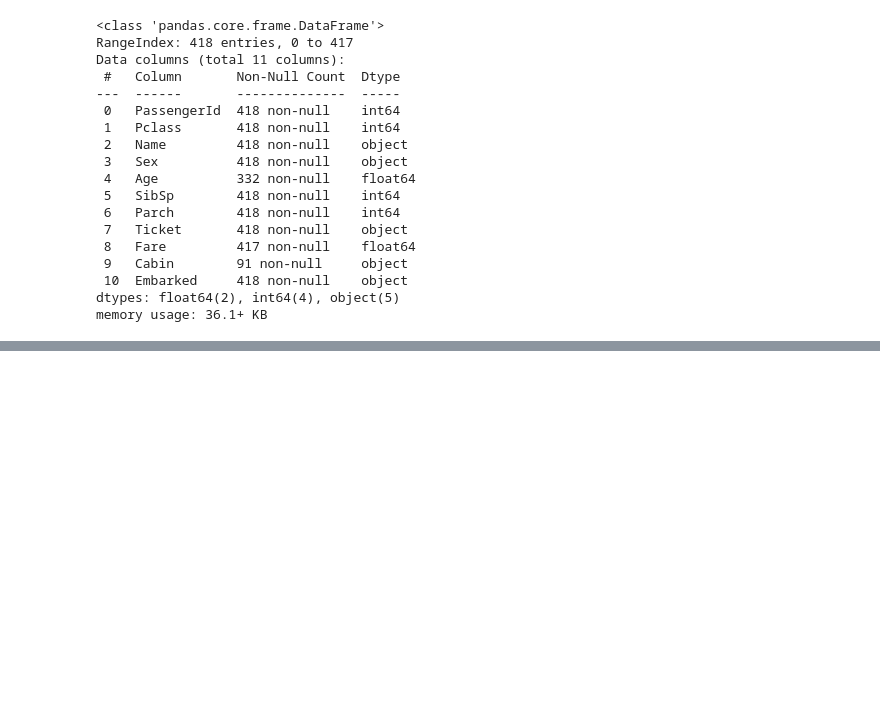
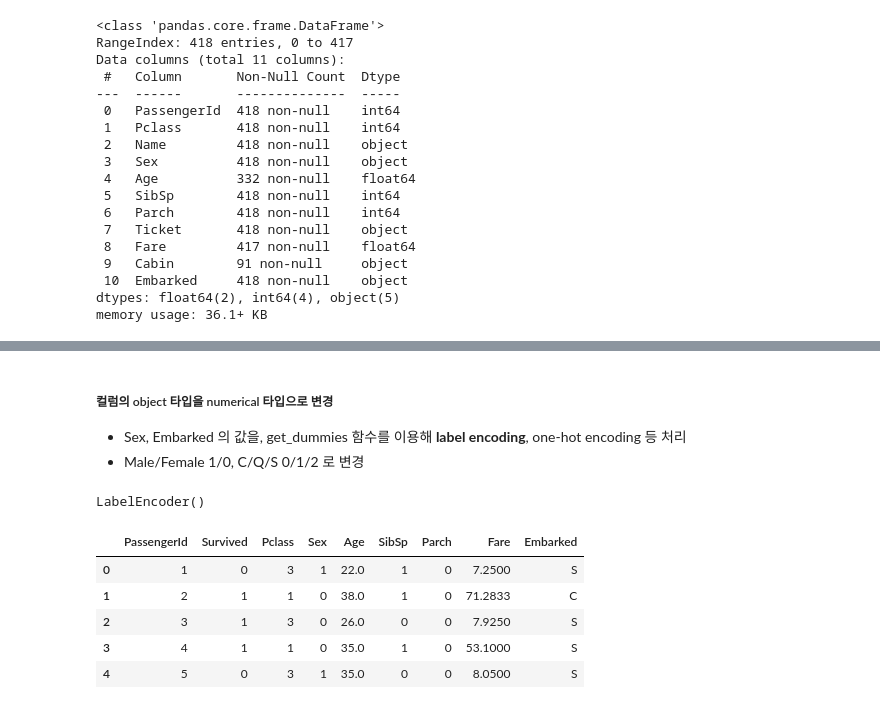
Before and after one commit to hugoMGSung/study-pytorch, a Jupyter notebook: after_hs/ah001_Titanic.ipynb, the cells around one changed output, grey strips where cells are left out. Cells and saved outputs as stored; diff of their text form; code cells hidden in the pictures; blank space fills up the shorter version.

```diff
--- a/after_hs/ah001_Titanic.ipynb
+++ b/after_hs/ah001_Titanic.ipynb
@@ -128 +130,3 @@ df_test.tail()
 - 분석에 필요없는 Name, Ticket과 결측치가 너무 많은 Cabin 컬럼 삭제
+# %%
+df_train.drop(['Name', 'Ticket', 'Cabin'], axis=1, inplace=True)
@@ -128,0 +135,21 @@ df_test.tail()
+# %% [markdown]
+##### 컬럼의 object 타입을 numerical 타입으로 변경
+
+- Sex, Embarked 의 값을, get_dummies 함수를 이용해 **label encoding**, one-hot encoding 등 처리
+- Male/Female 1/0, C/Q/S 0/1/2 로 변경
+# %%
+le = preprocessing.LabelEncoder()
+le.fit(df_train['Sex'])
+# %% [output]
+LabelEncoder()
+# %%
+df_train['Sex'] = le.transform(df_train['Sex'])
+# %%
+df_train.head()
+# %% [output]
+|  | PassengerId | Survived | Pclass | Sex | Age | SibSp | Parch | Fare | Embarked |
+| 0 | 1 | 0 | 3 | 1 | 22.0 | 1 | 0 | 7.2500 | S |
+| 1 | 2 | 1 | 1 | 0 | 38.0 | 1 | 0 | 71.2833 | C |
+| 2 | 3 | 1 | 3 | 0 | 26.0 | 0 | 0 | 7.9250 | S |
+| 3 | 4 | 1 | 1 | 0 | 35.0 | 1 | 0 | 53.1000 | S |
+| 4 | 5 | 0 | 3 | 1 | 35.0 | 0 | 0 | 8.0500 | S |
```
Also changed, not shown: parts of 54 cells of this notebook, 3 other files.
